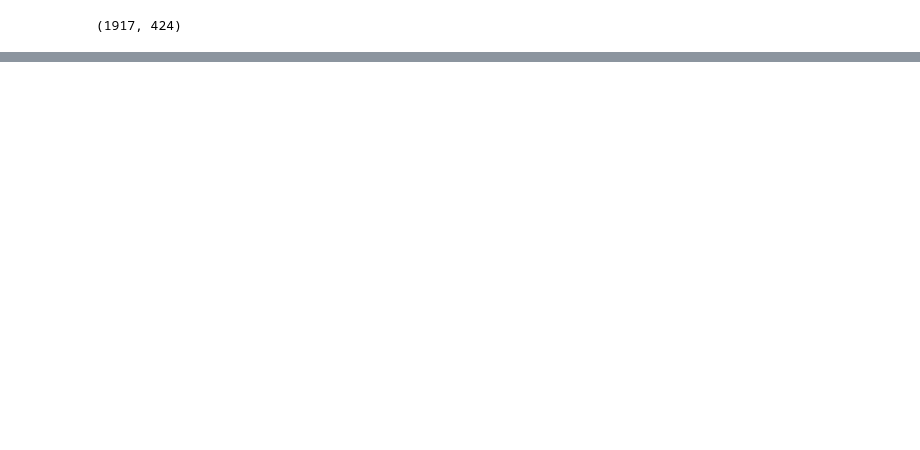
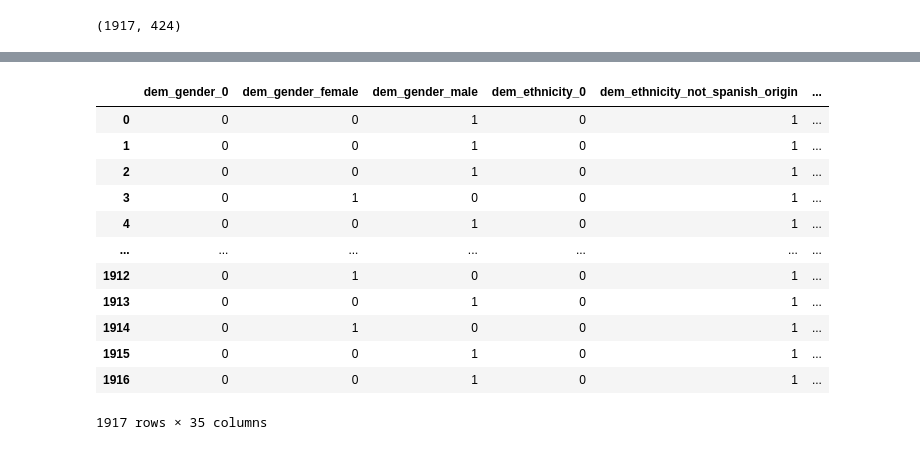
Before and after one commit to DanHerman212/precision_medicine, a Jupyter notebook: code/4_data_modeling.ipynb, the cells around one changed output, grey strips where cells are left out. Drawn from its saved outputs; the diff is of its cells as text; code cells hidden in the pictures; blank space fills up the shorter version.

```diff
--- a/code/4_data_modeling.ipynb
+++ b/code/4_data_modeling.ipynb
@@ -32,0 +53,37 @@ list(data.columns)
+# %%
+# next we will group the cat columns with text strings and one hot encode them
+
+# create df for demographics
+dem_cat = data[[col for col in data.columns if col.startswith('dem_')
+                and col in 'dem_gender' or 'dem_ethnicity' in col]]
+
+# create df for diagnosis
+dsm = data[[col for col in data.columns if col.startswith('dsm_')]]
+
+# create df for medical history
+#mdh = data[[col for col in data.columns if col.startswith('mdh_')]]
+
+# create df for physical exam
+#pex = data[[col for col in data.columns if col.startswith('pex_')]]
+
+# concat cat features into cat_df
+cat_df = pd.concat([dem_cat, dsm], axis=1)
+
+# one hot encode cat_df
+cat_df = pd.get_dummies(cat_df, dtype=int)
+
+cat_df
+# %% [output]
+|  | dem_gender_0 | dem_gender_female | dem_gender_male | dem_ethnicity_0 | dem_ethnicity_not_spanish_origin | ... |
+| 0 | 0 | 0 | 1 | 0 | 1 | ... |
+| 1 | 0 | 0 | 1 | 0 | 1 | ... |
+| 2 | 0 | 0 | 1 | 0 | 1 | ... |
+| 3 | 0 | 1 | 0 | 0 | 1 | ... |
+| 4 | 0 | 0 | 1 | 0 | 1 | ... |
+| ... | ... | ... | ... | ... | ... | ... |
+| 1912 | 0 | 1 | 0 | 0 | 1 | ... |
+| 1913 | 0 | 0 | 1 | 0 | 1 | ... |
+| 1914 | 0 | 1 | 0 | 0 | 1 | ... |
+| 1915 | 0 | 0 | 1 | 0 | 1 | ... |
+| 1916 | 0 | 0 | 1 | 0 | 1 | ... |
+1917 rows × 35 columns
```
Also changed, not shown: parts of 8 cells of this notebook.
